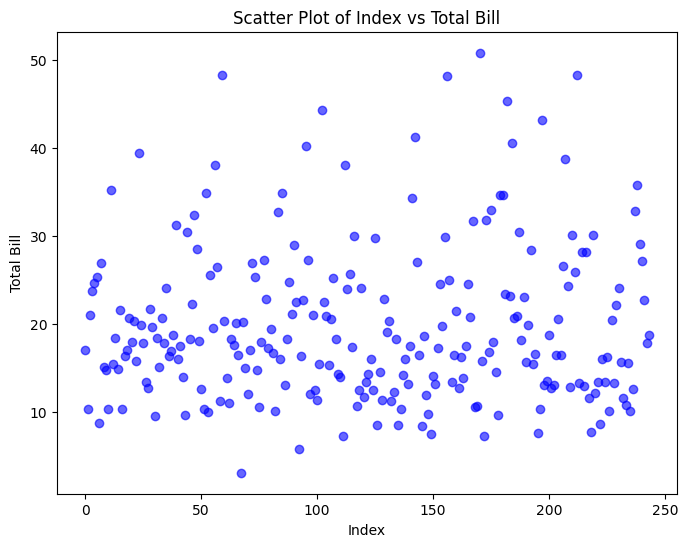
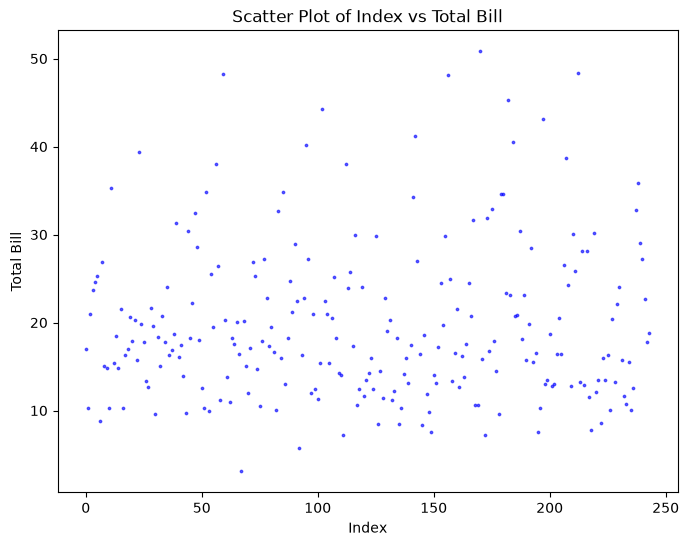
The change to this notebook cell's code, shown as a diff; its figure went from the first image to the second:
--- before
+++ after
@@ -1,4 +1,4 @@
 plt.figure(figsize=(8, 6))
-plt.scatter(df.index, df['total_bill'], color='blue', alpha=0.6)
+plt.scatter(df.index, df['total_bill'], color='blue', alpha=0.6,s=3)
 
 # Labels and title

Commit: study